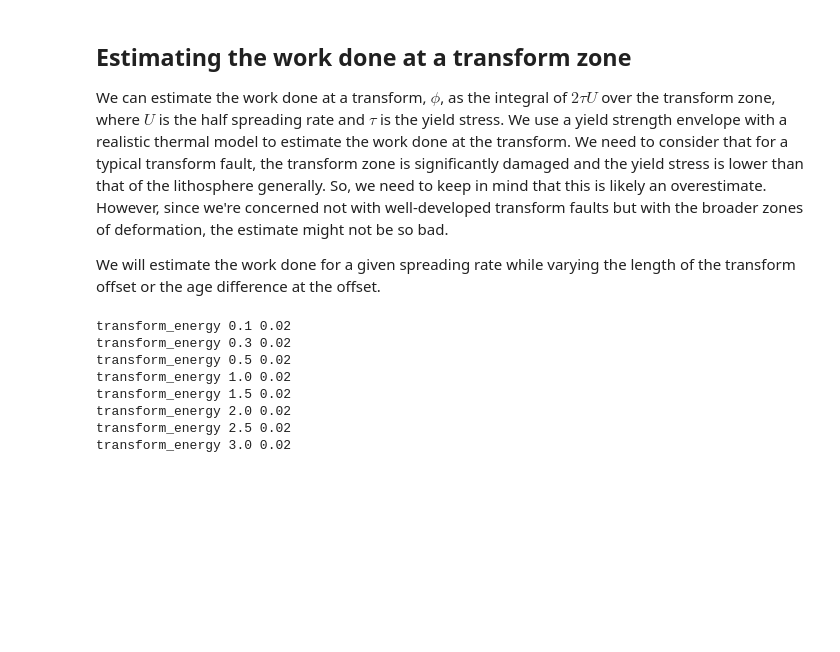
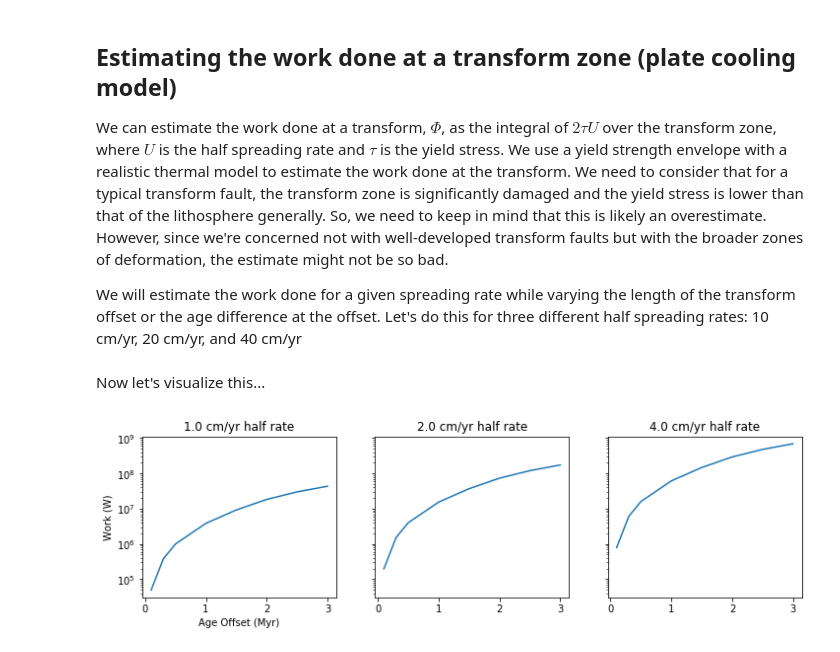
Before and after one commit to hughaharper/yield-strength-envelope, a Jupyter notebook: src/strain_energy/transform-energy.ipynb, the cells around one changed output. Cells and saved outputs as stored; diff of their text form; code cells hidden in the pictures; blank space fills up the shorter version.

```diff
--- a/src/strain_energy/transform-energy.ipynb
+++ b/src/strain_energy/transform-energy.ipynb
@@ -17,28 +17,39 @@ def compute_transform_energy(age_offset,rate,flags={}):
     call(runcmd,shell=True,stdout=outfile)
     total_work = np.loadtxt('out.temp')
     return total_work
+# %%
+def plot_transform_energy(rates,offsets,phi):
+    fig_a, axes = plt.subplots(nrows=1,ncols=m,sharey='all',sharex='all',figsize=(12.0, 3.0))
+    j = 0
+    for rate in rates:
+        axes[j].semilogy(offsets,phi[j,:])
+        axes[j].set_title(str(rate*100) + ' cm/yr half rate')
+        if j == 0:
+            axes[j].set_xlabel('Age Offset (Myr)')
+            axes[j].set_ylabel('Work (W)')
+        j += 1
 # %% [markdown]
-## Estimating the work done at a transform zone
-We can estimate the work done at a transform, $\phi$, as the integral of $2\tau U$ over the transform zone, where $U$ is the half spreading rate and $\tau$ is the yield stress. We use a yield strength envelope with a realistic thermal model to estimate the work done at the transform. We need to consider that for a typical transform fault, the transform zone is significantly damaged and the yield stress is lower than that of the lithosphere generally. So, we need to keep in mind that this is likely an overestimate. However, since we're concerned not with well-developed transform faults but with the broader zones of deformation, the estimate might not be so bad.
+## Estimating the work done at a transform zone (plate cooling model)
+We can estimate the work done at a transform, $\Phi$, as the integral of $2\tau U$ over the transform zone, where $U$ is the half spreading rate and $\tau$ is the yield stress. We use a yield strength envelope with a realistic thermal model to estimate the work done at the transform. We need to consider that for a typical transform fault, the transform zone is significantly damaged and the yield stress is lower than that of the lithosphere generally. So, we need to keep in mind that this is likely an overestimate. However, since we're concerned not with well-developed transform faults but with the broader zones of deformation, the estimate might not be so bad.
 
-We will estimate the work done for a given spreading rate while varying the length of the transform offset or the age difference at the offset.
+We will estimate the work done for a given spreading rate while varying the length of the transform offset or the age difference at the offset. Let's do this for three different half spreading rates: 10 cm/yr, 20 cm/yr, and 40 cm/yr
 # %%
-# start with a nominal spreading rate of 20 mm/yr half rate
-rate = 0.02
+rates = [0.01,0.02,0.04]
 offsets = [0.1,0.3,0.5,1.0,1.5,2.0,2.5,3.0]
+m = len(rates)
 n = len(offsets)
-phi = np.zeros((n,1))
+phi_plate = np.zeros((m,n))
 # %%
-i = 0
-for offset in offsets:
-    phi[i] = compute_transform_energy(offset,rate)
-    i += 1
+j = 0
+for rate in rates:
+    i = 0
+    for offset in offsets:
+        phi_plate[j,i] = compute_transform_energy(offset,rate)
+        i += 1
+    j += 1
-# %% [output]
-transform_energy 0.1 0.02
-transform_energy 0.3 0.02
-transform_energy 0.5 0.02
-transform_energy 1.0 0.02
-transform_energy 1.5 0.02
-transform_energy 2.0 0.02
-transform_energy 2.5 0.02
-transform_energy 3.0 0.02
+# %% [markdown]
+Now let's visualize this...
+# %%
+plot_transform_energy(rates,offsets,phi_plate)
+# %% [output]
+[figure, added]
```
Also changed, not shown: parts of 21 cells of this notebook.
